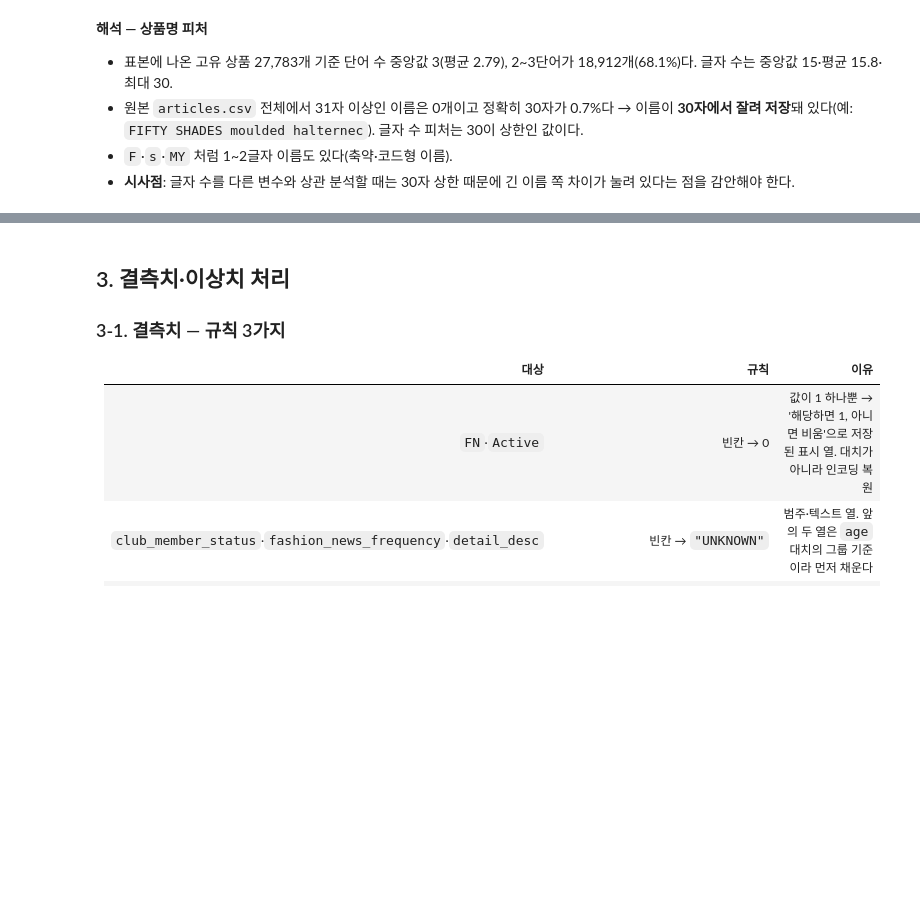
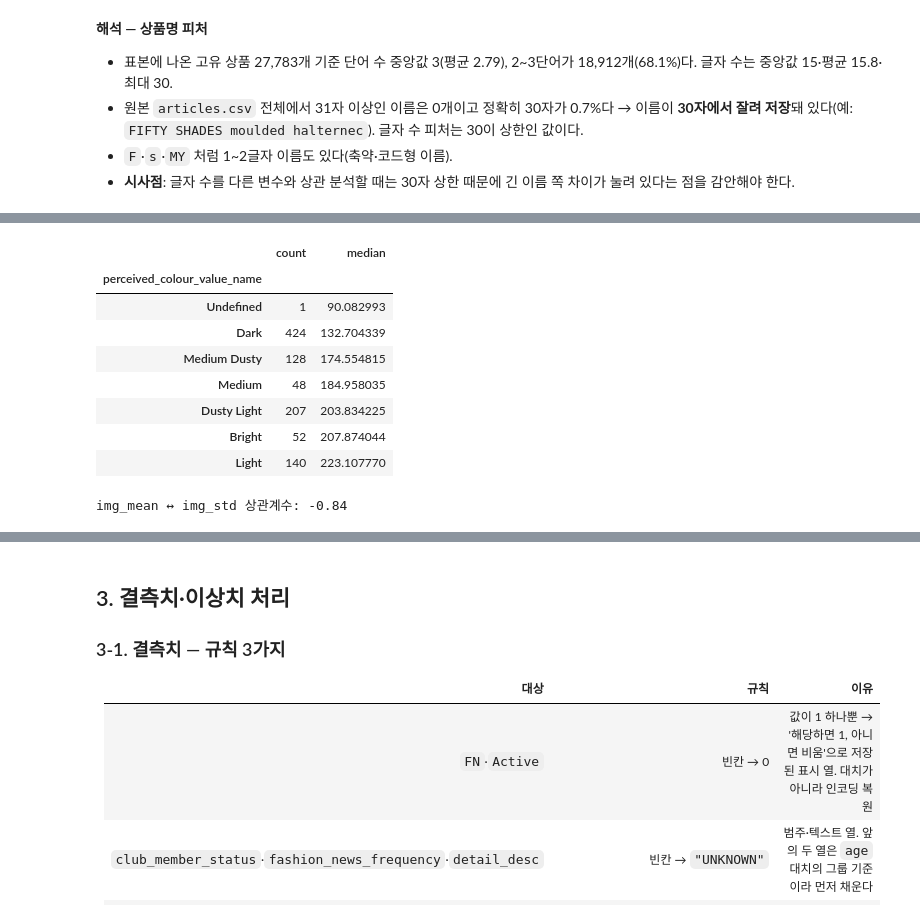
Before and after one commit to sangwoo-codyssey/a1-1-ecommerce-rfm, a Jupyter notebook: notebooks/analysis_report.ipynb, the cells around one changed output, grey strips where cells are left out. Saved outputs shown, nothing was run; the diff lists cells and outputs as text; code cells hidden in the pictures; blank space fills up the shorter version.

```diff
--- a/notebooks/analysis_report.ipynb
+++ b/notebooks/analysis_report.ipynb
@@ -175,0 +209,18 @@ Name: count, dtype: int64
+# %%
+# 검증: H&M 이 붙인 색 밝기 분류와 img_mean 이 같은 방향인가
+(img_products.groupby("perceived_colour_value_name")["img_mean"]
+ .agg(["count", "median"]).sort_values("median"))
+# %% [output]
+|  | count | median |
+| perceived_colour_value_name |  |  |
+| Undefined | 1 | 90.082993 |
+| Dark | 424 | 132.704339 |
+| Medium Dusty | 128 | 174.554815 |
+| Medium | 48 | 184.958035 |
+| Dusty Light | 207 | 203.834225 |
+| Bright | 52 | 207.874044 |
+| Light | 140 | 223.107770 |
+# %%
+print("img_mean ↔ img_std 상관계수:", round(img_products["img_mean"].corr(img_products["img_std"]), 3))
+# %% [output]
+img_mean ↔ img_std 상관계수: -0.84
```
Also changed, not shown: parts of 5 cells of this notebook, 1 other file.
